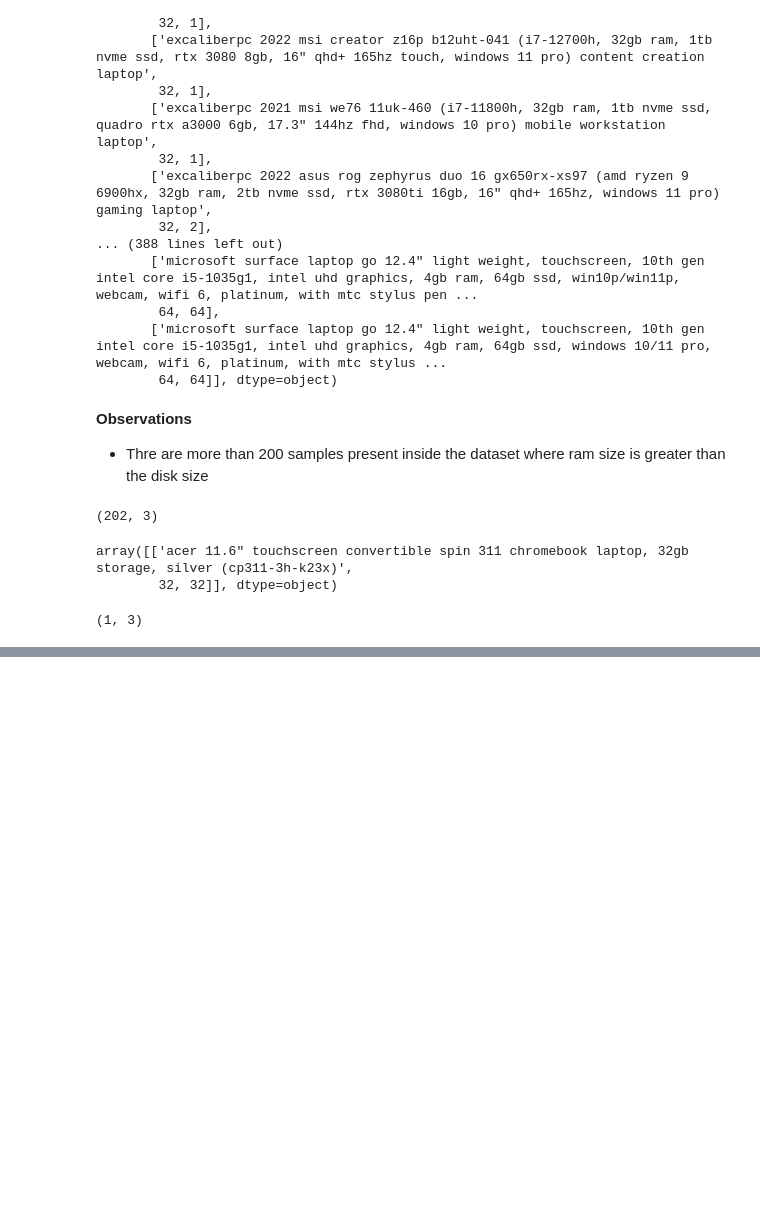
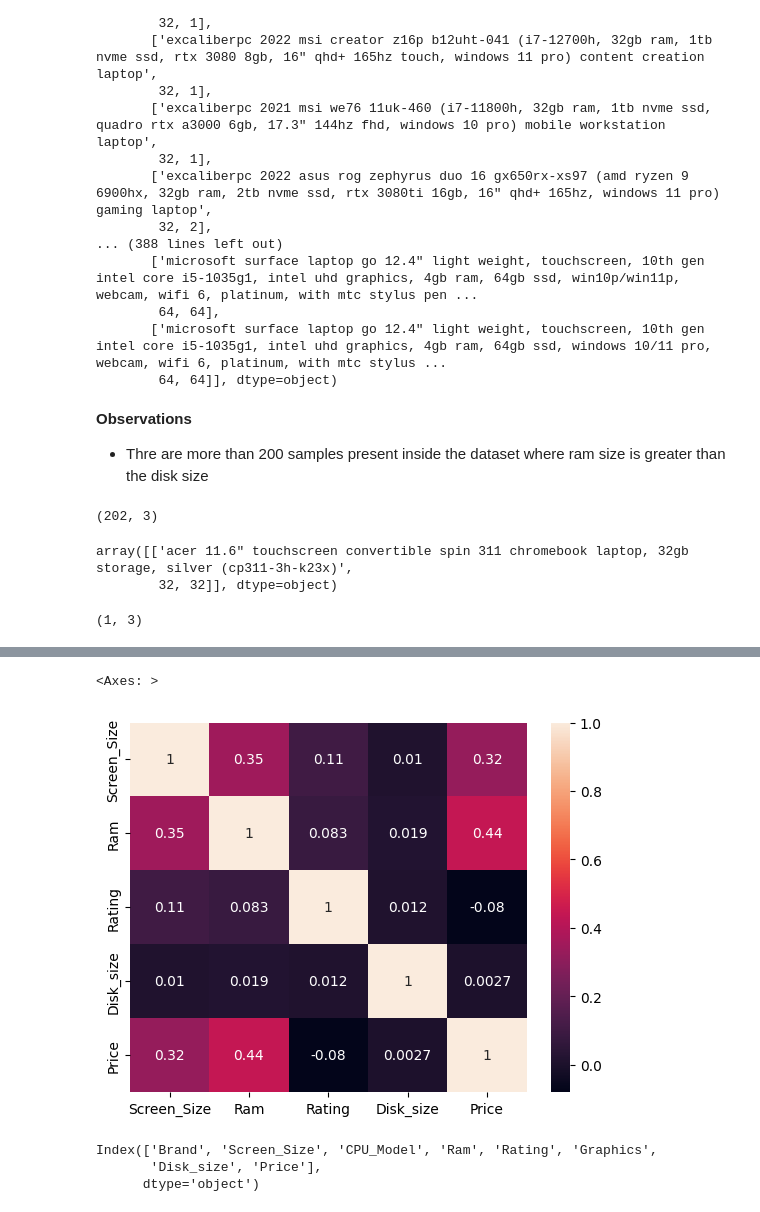
Before and after one commit to nikhil-xyz/Data-Cleaning-Notebook, a Jupyter notebook: Laptop_Dataset_Cleaning.ipynb, the cells around one changed output, grey strips where cells are left out. Cells and saved outputs as stored; diff of their text form; code cells hidden in the pictures; blank space fills up the shorter version.

```diff
--- a/Laptop_Dataset_Cleaning.ipynb
+++ b/Laptop_Dataset_Cleaning.ipynb
@@ -1157,0 +1438,11 @@ df[df.Ram >= df.Disk_size][['Title', 'Ram', 'Disk_size']].shape
+# %%
+sns.heatmap(df[numeric_features].corr(), annot=True)
+# %% [output]
+<Axes: >
+[figure, added]
+# %%
+df.columns
+# %% [output]
+Index(['Brand', 'Screen_Size', 'CPU_Model', 'Ram', 'Rating', 'Graphics',
+       'Disk_size', 'Price'],
+      dtype='object')
```
Also changed, not shown: parts of 53 cells of this notebook.
